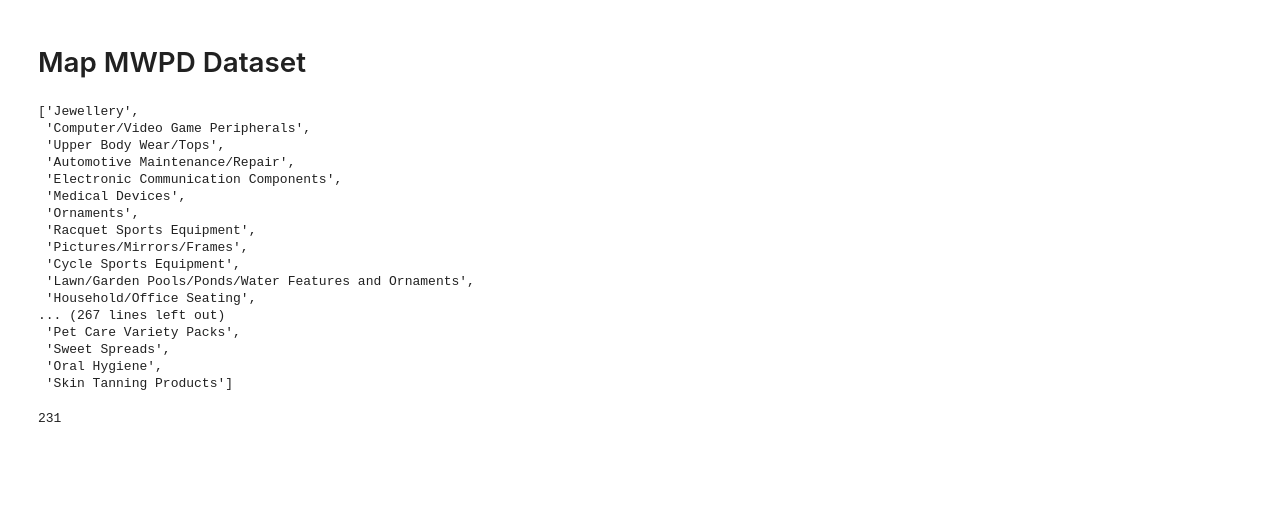
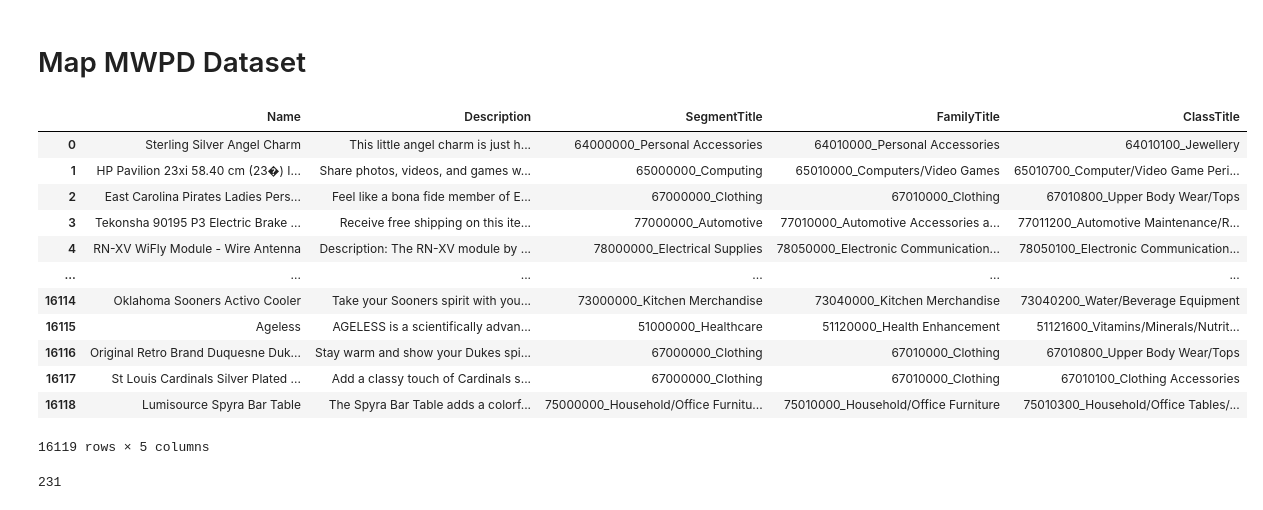
Before and after one commit to OmarSamirz/Prodify-V2.0, a Jupyter notebook: src/mwpd_map_dataset.ipynb, the cells around one changed output. Saved outputs shown, nothing was run; the diff lists cells and outputs as text; code cells hidden in the pictures; blank space fills up the shorter version.

```diff
--- a/src/mwpd_map_dataset.ipynb
+++ b/src/mwpd_map_dataset.ipynb
@@ -10,30 +10,26 @@ df_gpc = pd.read_csv(GPC_PATH)
 # Map MWPD Dataset
 # %%
 df_mwpd = pd.read_csv(MWPD_FULL_DATASET_PATH)
+# %%
+df_mwpd
+# %% [output]
+|  | Name | Description | SegmentTitle | FamilyTitle | ClassTitle |
+| 0 | Sterling Silver Angel Charm | This little angel charm is just h... | 64000000_Personal Accessories | 64010000_Personal Accessories | 64010100_Jewellery |
+| 1 | HP Pavilion 23xi 58.40 cm (23�) I... | Share photos, videos, and games w... | 65000000_Computing | 65010000_Computers/Video Games | 65010700_Computer/Video Game Peri... |
+| 2 | East Carolina Pirates Ladies Pers... | Feel like a bona fide member of E... | 67000000_Clothing | 67010000_Clothing | 67010800_Upper Body Wear/Tops |
+| 3 | Tekonsha 90195 P3 Electric Brake ... | Receive free shipping on this ite... | 77000000_Automotive | 77010000_Automotive Accessories a... | 77011200_Automotive Maintenance/R... |
+| 4 | RN-XV WiFly Module - Wire Antenna | Description: The RN-XV module by ... | 78000000_Electrical Supplies | 78050000_Electronic Communication... | 78050100_Electronic Communication... |
+| ... | ... | ... | ... | ... | ... |
+| 16114 | Oklahoma Sooners Activo Cooler | Take your Sooners spirit with you... | 73000000_Kitchen Merchandise | 73040000_Kitchen Merchandise | 73040200_Water/Beverage Equipment |
+| 16115 | Ageless | AGELESS is a scientifically advan... | 51000000_Healthcare | 51120000_Health Enhancement | 51121600_Vitamins/Minerals/Nutrit... |
+| 16116 | Original Retro Brand Duquesne Duk... | Stay warm and show your Dukes spi... | 67000000_Clothing | 67010000_Clothing | 67010800_Upper Body Wear/Tops |
+| 16117 | St Louis Cardinals Silver Plated ... | Add a classy touch of Cardinals s... | 67000000_Clothing | 67010000_Clothing | 67010100_Clothing Accessories |
+| 16118 | Lumisource Spyra Bar Table | The Spyra Bar Table adds a colorf... | 75000000_Household/Office Furnitu... | 75010000_Household/Office Furniture | 75010300_Household/Office Tables/... |
+16119 rows × 5 columns
 # %%
 df_mwpd["SegmentTitle"] = df_mwpd["SegmentTitle"].apply(lambda x: x.split("_")[1])
 df_mwpd["FamilyTitle"] = df_mwpd["FamilyTitle"].apply(lambda x: x.split("_")[1])
 df_mwpd["ClassTitle"] = df_mwpd["ClassTitle"].apply(lambda x: x.split("_")[1])
-# %%
-df_mwpd["ClassTitle"].unique().tolist()
-# %% [output]
-['Jewellery',
- 'Computer/Video Game Peripherals',
- 'Upper Body Wear/Tops',
- 'Automotive Maintenance/Repair',
- 'Electronic Communication Components',
- 'Medical Devices',
- 'Ornaments',
- 'Racquet Sports Equipment',
- 'Pictures/Mirrors/Frames',
- 'Cycle Sports Equipment',
- 'Lawn/Garden Pools/Ponds/Water Features and Ornaments',
- 'Household/Office Seating',
-... (267 lines left out)
- 'Pet Care Variety Packs',
- 'Sweet Spreads',
- 'Oral Hygiene',
- 'Skin Tanning Products']
 # %%
 true_classes = df_gpc.ClassTitle.unique().tolist()
 classes = df_mwpd["ClassTitle"].unique().tolist()
```
Also changed, not shown: parts of 10 cells of this notebook.
